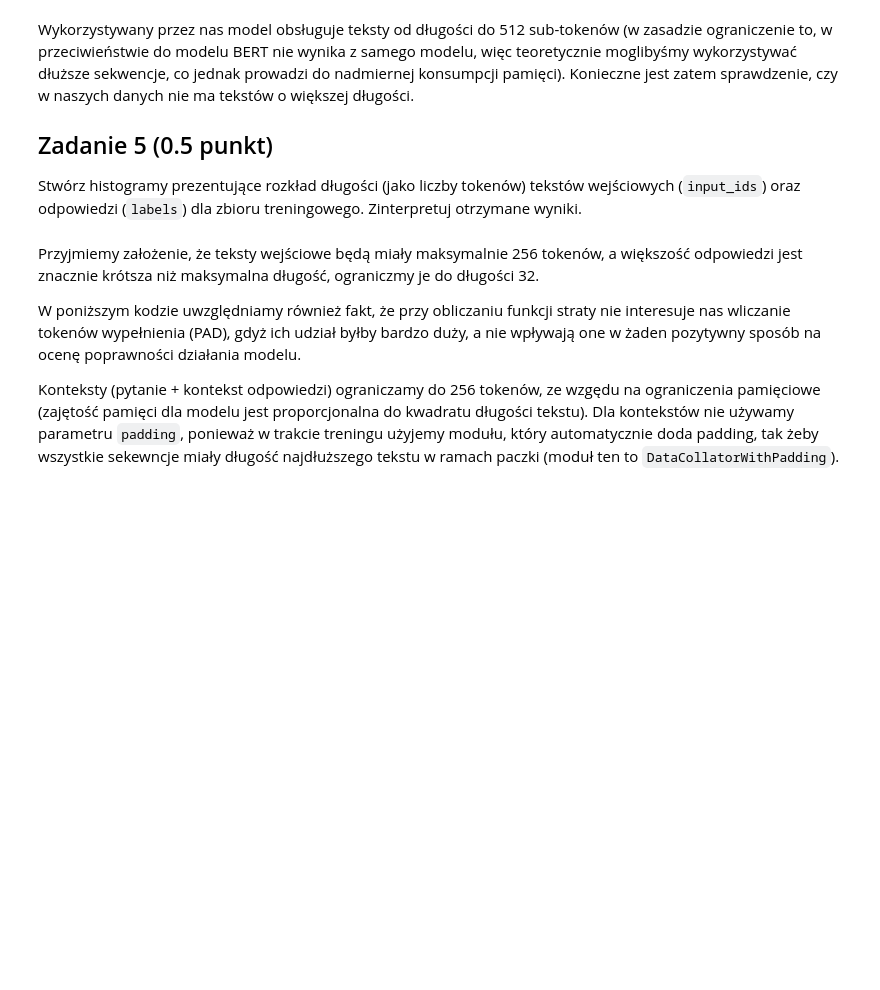
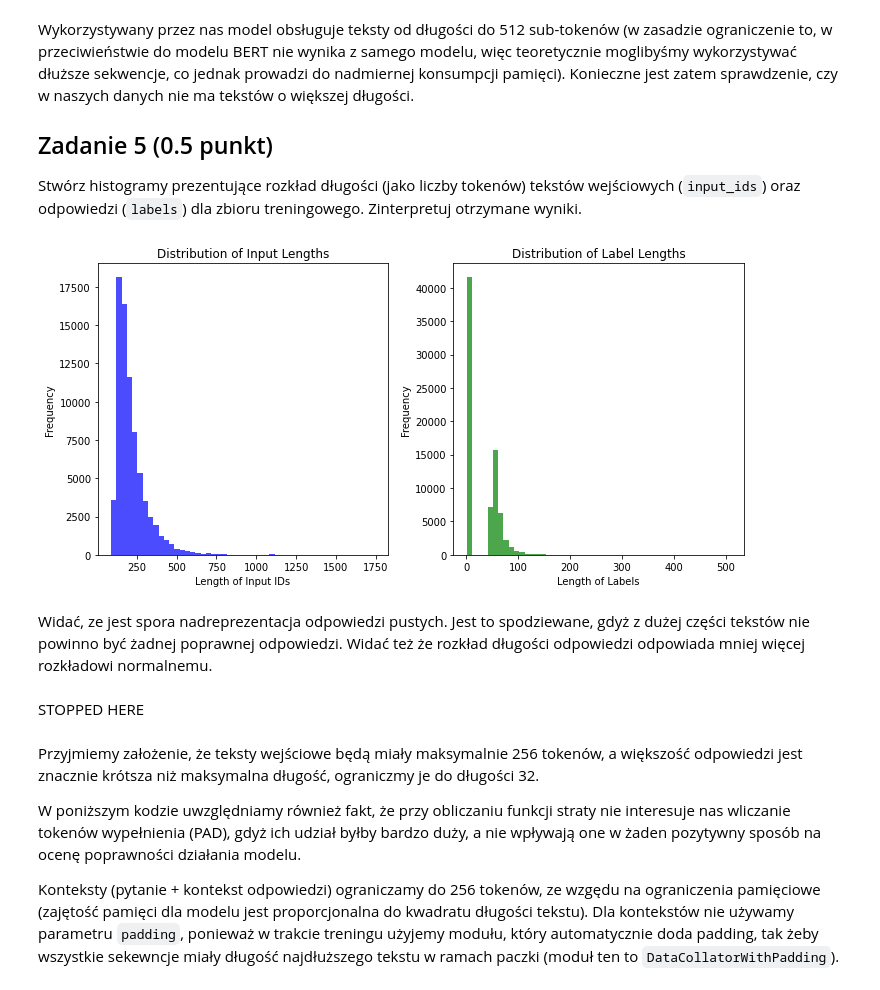
Before and after one commit to IwoSzczepaniak/AICourse, a Jupyter notebook: lab5/lab_5.ipynb, the cells around one changed output. Cells and saved outputs as stored; diff of their text form; code cells hidden in the pictures; blank space fills up the shorter version.

```diff
--- a/lab5/lab_5.ipynb
+++ b/lab5/lab_5.ipynb
@@ -737,7 +737,7 @@ for idx, dataset in enumerate([train_data, dev_data]):
                 tuples[idx].append(
                     {
                         "text": f"Pytanie: {question} Kontekst: {context}",
-                        "labels": f"Odpowiedź: []",
+                        "labels": f"",
                     }
                 )
             else:
@@ -754,7 +754,7 @@ for idx, dataset in enumerate([train_data, dev_data]):
                         tuples[idx].append(
                             {
                                 "text": f"Pytanie: {question} Kontekst: {negative_context}",
-                                "labels": f"Odpowiedź: []",
+                                "labels": f"",
                             }
                         )
                         break
@@ -762,7 +762,8 @@ for idx, dataset in enumerate([train_data, dev_data]):
 train_tuples, dev_tuples = tuples
 print(f"Total count in train/dev: {len(train_tuples)}/{len(dev_tuples)}")
 print(
-    f"Positive count in train/dev: {sum([len(e['labels']) for e in train_tuples])}/{sum([len(e['labels']) for e in dev_tuples])}"
+    f"Positive count in train/dev: {sum([len(e['labels']) > 0 for e in train_tuples])}/{sum([len(e['labels']) > 0 for e in dev_tuples])}"
+    # 13 is min length of answer
 )
 # %% [output]
 Total count in train/dev: 75605/12372
@@ -844,3 +840,31 @@ import numpy as np
+# %%
+import matplotlib.pyplot as plt
+import numpy as np
+
+input_lengths = [len(example["input_ids"]) for example in tokenized_datasets["train"]]
+label_lengths = [len(example["labels"]) for example in tokenized_datasets["train"]]
+
+plt.figure(figsize=(10, 5))
+plt.subplot(1, 2, 1)
+plt.hist(input_lengths, bins=50, color='blue', alpha=0.7)
+plt.xlabel('Length of Input IDs')
+plt.ylabel('Frequency')
+plt.title('Distribution of Input Lengths')
+
+plt.subplot(1, 2, 2)
+plt.hist(label_lengths, bins=50, color='green', alpha=0.7)
+plt.xlabel('Length of Labels')
+plt.ylabel('Frequency')
+plt.title('Distribution of Label Lengths')
+
+plt.tight_layout()
+plt.show()
+# %% [output]
+[figure, added]
+# %% [markdown]
+Widać, ze jest spora nadreprezentacja odpowiedzi pustych. Jest to spodziewane, gdyż z dużej części tekstów nie powinno być żadnej poprawnej odpowiedzi. Widać też że rozkład długości odpowiedzi odpowiada mniej więcej rozkładowi normalnemu.
+# %% [markdown]
+STOPPED HERE
 # %% [markdown]
 Przyjmiemy założenie, że teksty wejściowe będą miały maksymalnie 256 tokenów, a większość odpowiedzi jest znacznie krótsza niż maksymalna długość, ograniczmy je do długości 32.
 
```
Also changed, not shown: parts of 4 cells of this notebook.
